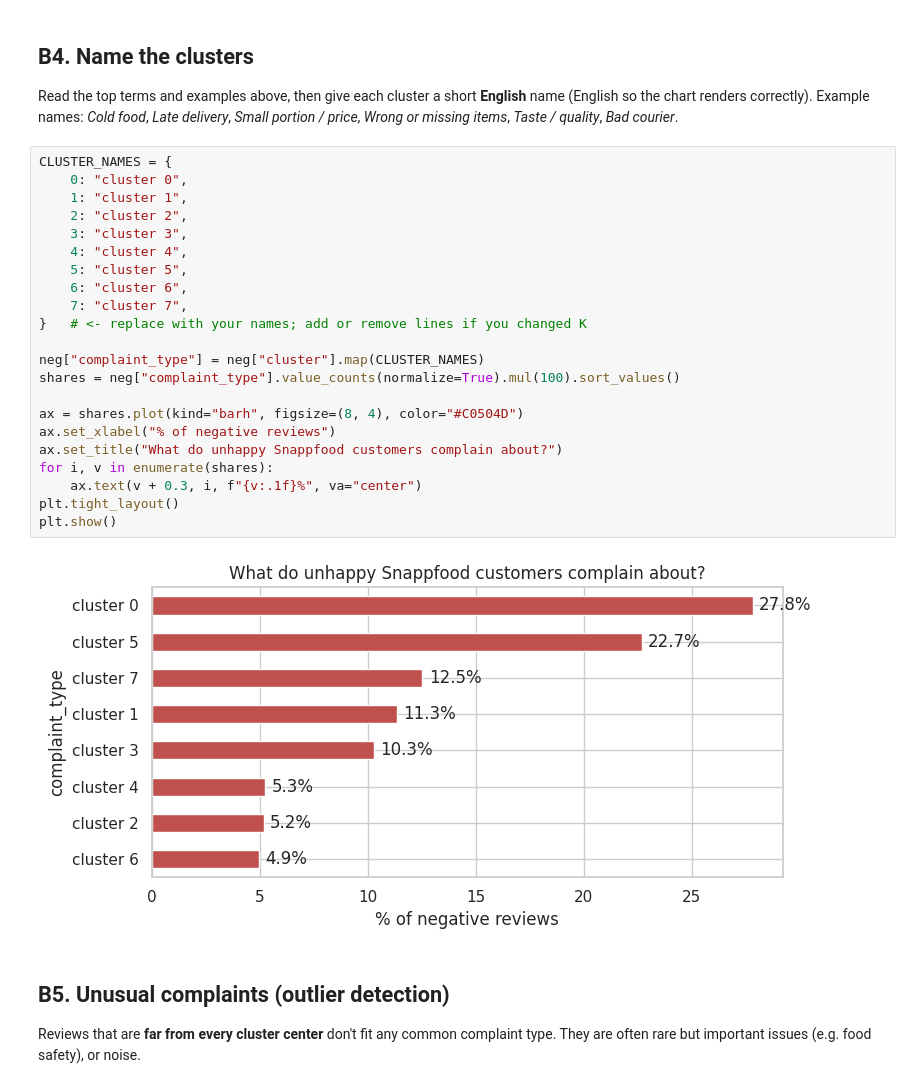
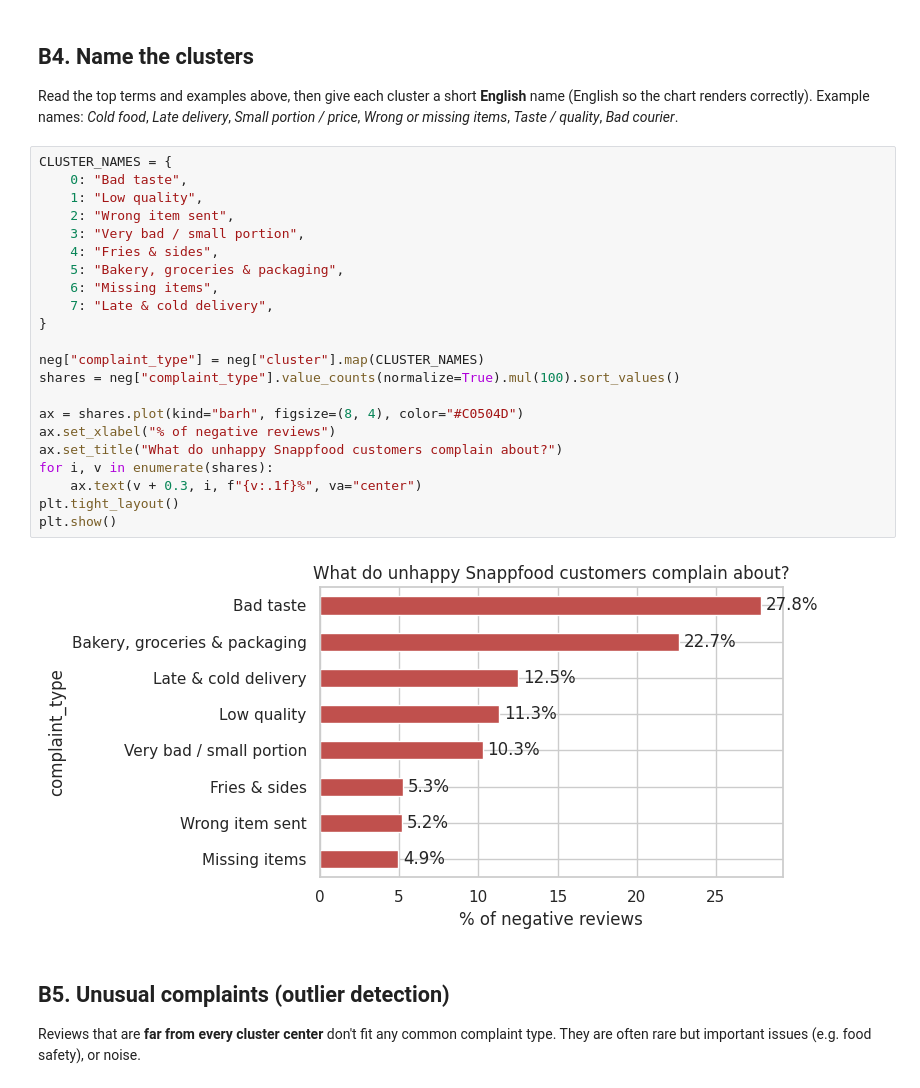
Before and after one commit to alirezakiann/snappfood-sentiment, a Jupyter notebook: notebooks/05_error_analysis.ipynb, the cells around one changed output. Cells and saved outputs as stored; diff of their text form.

```diff
--- a/notebooks/05_error_analysis.ipynb
+++ b/notebooks/05_error_analysis.ipynb
@@ -537,28 +537,28 @@ Read the top terms and examples above, then give each cluster a short **English*
 Example names: *Cold food*, *Late delivery*, *Small portion / price*, *Wrong or missing items*, *Taste / quality*, *Bad courier*.
 # %%
 CLUSTER_NAMES = {
-    0: "cluster 0",
-    1: "cluster 1",
-    2: "cluster 2",
-    3: "cluster 3",
-    4: "cluster 4",
-    5: "cluster 5",
-    6: "cluster 6",
-    7: "cluster 7",
-}   # <- replace with your names; add or remove lines if you changed K
+    0: "Bad taste",
+    1: "Low quality",
+    2: "Wrong item sent",
+    3: "Very bad / small portion",
+    4: "Fries & sides",
+    5: "Bakery, groceries & packaging",
+    6: "Missing items",
+    7: "Late & cold delivery",
+}
 
 neg["complaint_type"] = neg["cluster"].map(CLUSTER_NAMES)
 shares = neg["complaint_type"].value_counts(normalize=True).mul(100).sort_values()
 
 ax = shares.plot(kind="barh", figsize=(8, 4), color="#C0504D")
 ax.set_xlabel("% of negative reviews")
 ax.set_title("What do unhappy Snappfood customers complain about?")
 for i, v in enumerate(shares):
     ax.text(v + 0.3, i, f"{v:.1f}%", va="center")
 plt.tight_layout()
 plt.show()
 # %% [output]
-[figure, old version]
+[figure, new version]
 # %% [markdown]
 ## B5. Unusual complaints (outlier detection)
 Reviews that are **far from every cluster center** don't fit any common complaint type.
```
Also changed, not shown: parts of 2 cells of this notebook.
